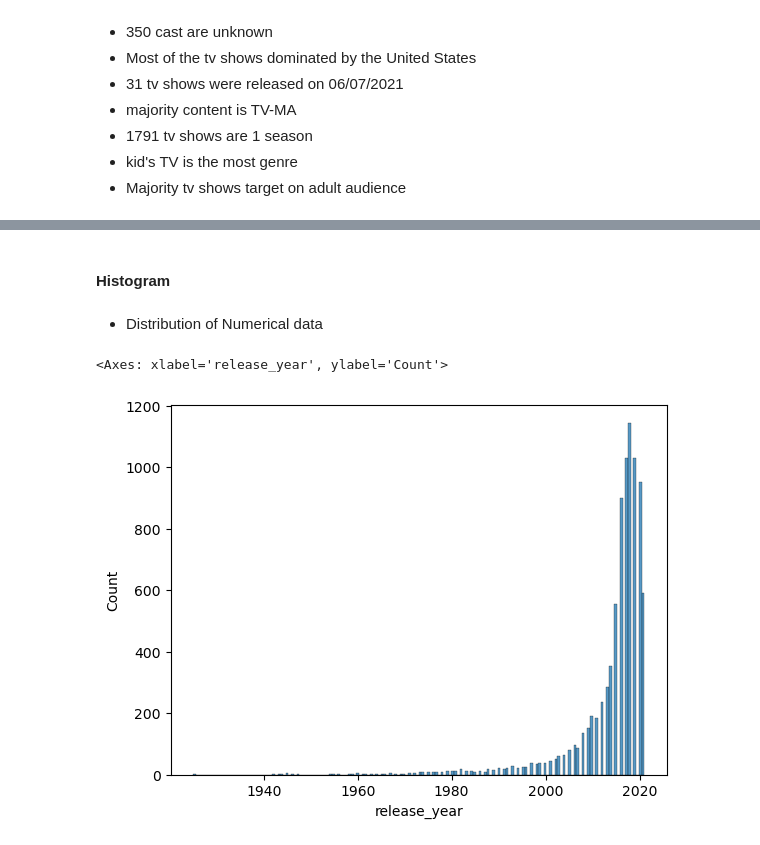
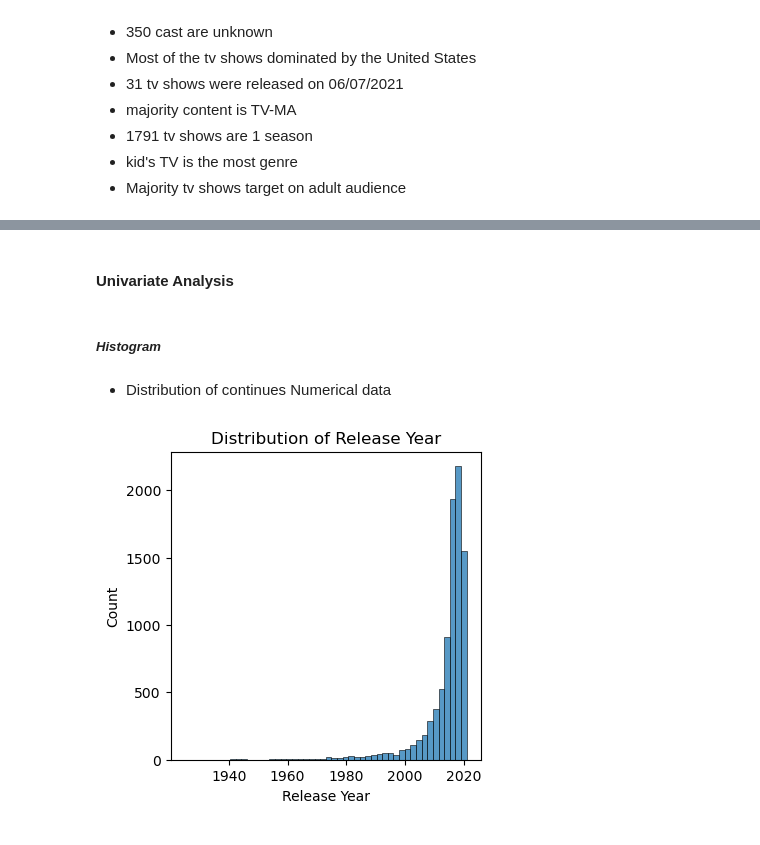
Before and after one commit to arshacheriyangatt-pixel/Netflix-Data-Analysis, a Jupyter notebook: projectnetflix.ipynb, the cells around one changed output, grey strips where cells are left out. Cells and saved outputs as stored; diff of their text form; code cells hidden in the pictures.

```diff
--- a/projectnetflix.ipynb
+++ b/projectnetflix.ipynb
@@ -972,12 +1216,17 @@ df_new2.describe()
+# %% [markdown]
+#### **Univariate Analysis**
 # %% [markdown]
-#### Histogram
+##### *Histogram*
 # %% [markdown]
-- Distribution of Numerical data
+- Distribution of continues Numerical data
 # %%
 import seaborn as sns
 import matplotlib.pyplot as plt
 # %%
-sns. histplot(data=df_new,x="release_year")
+plt.figure(figsize=(4,4))
+sns. histplot(data=df_new,x="release_year",bins=50)
+plt.title("Distribution of Release Year")
+plt.xlabel("Release Year")
+plt.show()
 # %% [output]
-<Axes: xlabel='release_year', ylabel='Count'>
-[figure, old version]
+[figure, new version]
```
Also changed, not shown: parts of 134 cells of this notebook.
